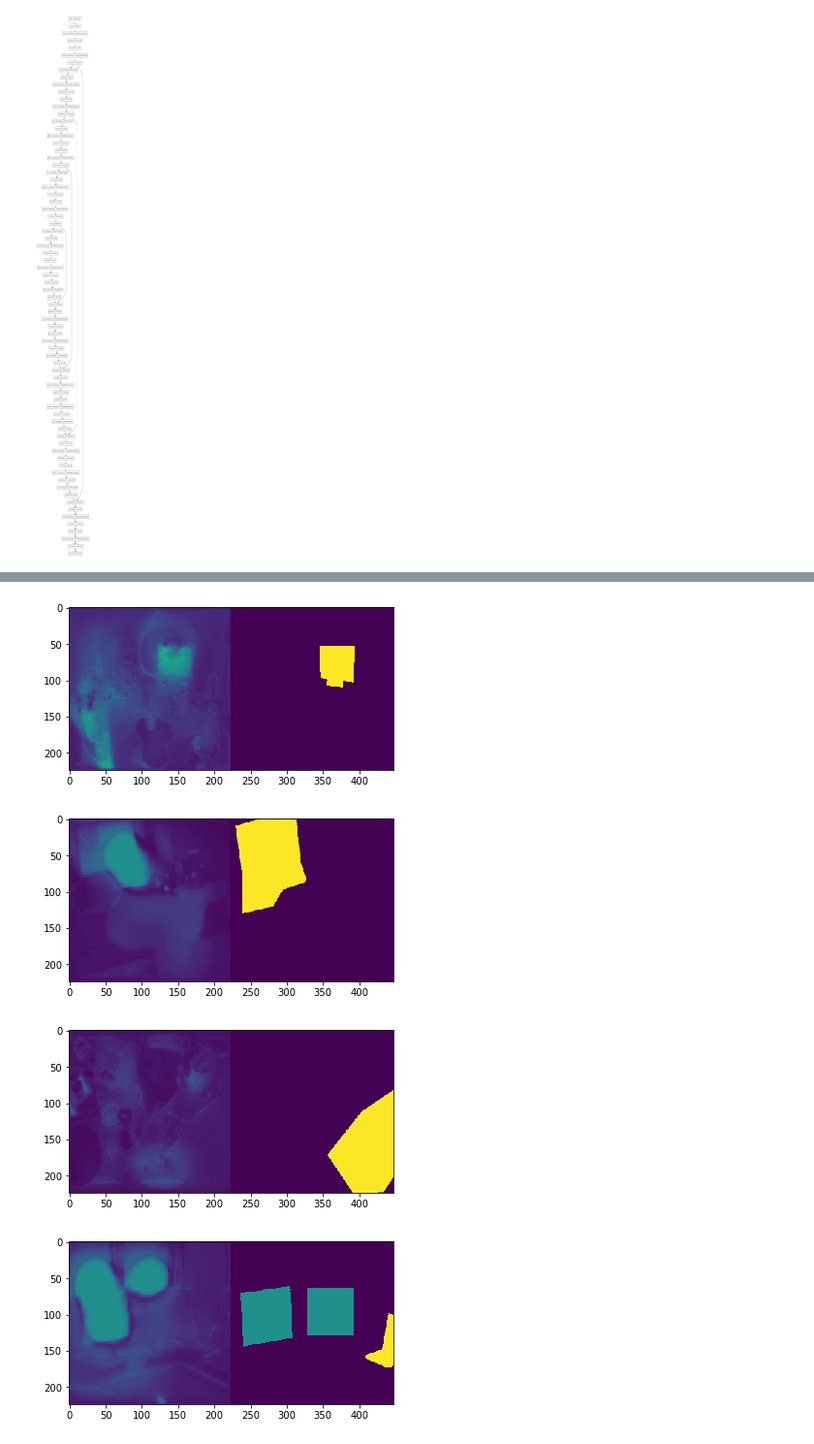
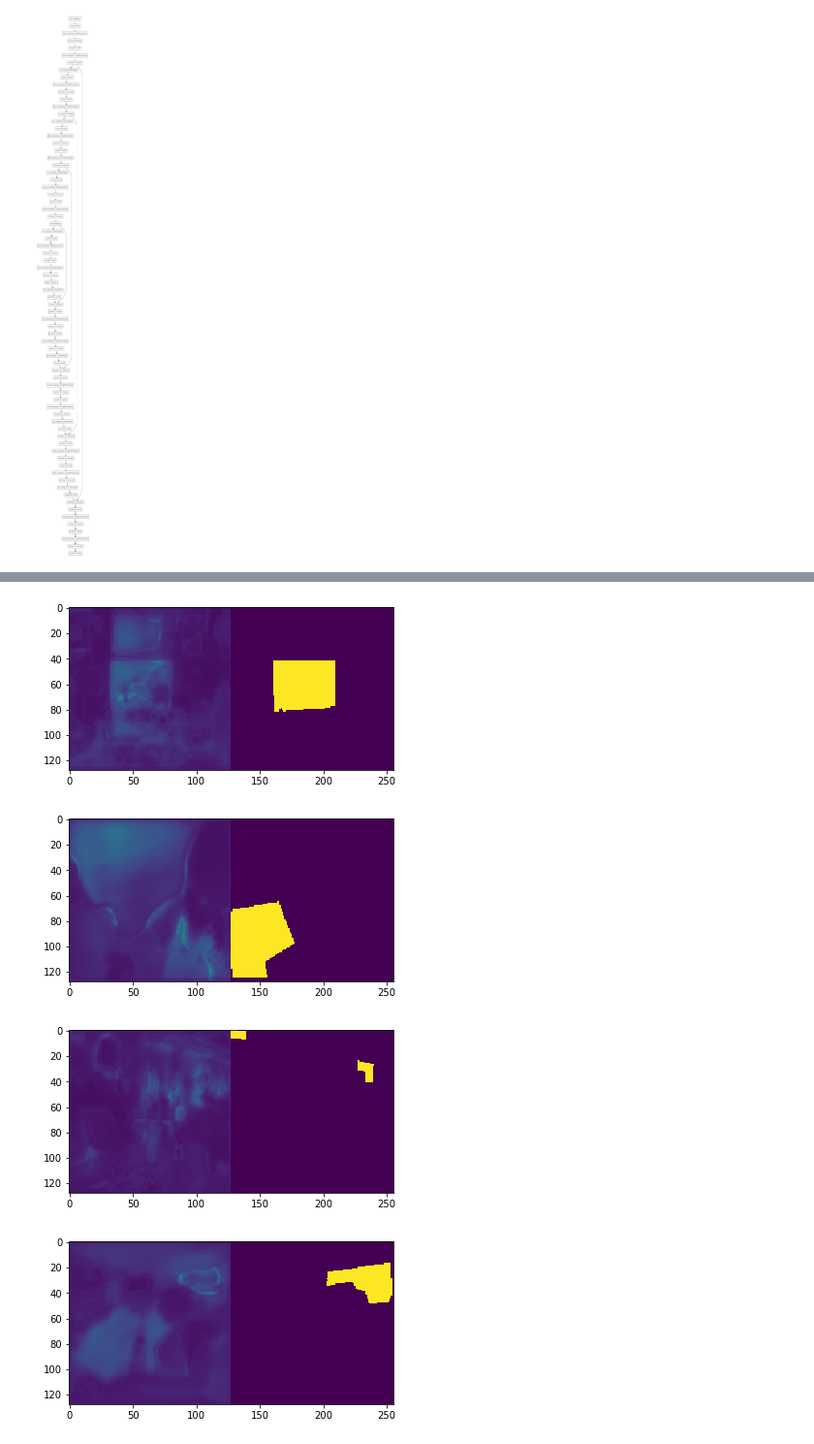
Before and after one commit to c-c-c-c/COCO-Semantic-Segmentation, a Jupyter notebook: COCOdataset_SemanticSegmentation_Demo.ipynb, the cells around one changed output, grey strips where cells are left out. Shown at 97% size. Saved outputs shown, nothing was run; the diff lists cells and outputs as text; code cells hidden in the pictures.

```diff
--- a/COCOdataset_SemanticSegmentation_Demo.ipynb
+++ b/COCOdataset_SemanticSegmentation_Demo.ipynb
@@ -439,8 +446,9 @@ creating index...
 index created!
 # %%
 batch_size = 4
-input_image_size = (224,224)
-mask_type = 'normal'
+input_image_size = (128,128)
+# mask_type = 'normal'
+mask_type = 'binary'
 
 train_gen = dataGeneratorCoco(images_t, classes, coco_t, folder,
                             input_image_size, batch_size, mode, mask_type)
@@ -577,7 +585,7 @@ import numpy as np
 import matplotlib.pyplot as plt
 %matplotlib inline
 # %%
-SIZE = 224
+SIZE = 128
 DEPTH = 4
 # %%
 from tensorflow.keras import layers
@@ -603,7 +611,7 @@ def upconv_block(inputs, n_channels=32):
 
     return x
 # %%
-def build_unet(size=(256,256,1), depth=4, n_classes=1):
+def build_unet(size=(128,128,3), depth=4, n_classes=1):
 
     channels = [64 * 2**i for i in range(depth+1)]
 
@@ -703,7 +711,8 @@ from tensorflow.keras.preprocessing.image import ImageDataGenerator
 # %%
 from tensorflow.keras.optimizers import Adam
 
-model.compile(optimizer = Adam(lr = 1e-5), loss = 'binary_crossentropy')
+model.compile(optimizer = Adam(lr = 1e-4), loss = 'binary_crossentropy')
+# model.compile(optimizer = Adam(lr = 1e-5), loss = 'categorical_crossentropy')
 
 # history = model.fit(dataGeneratorCoco,
 #           steps_per_epoch=50//5,
@@ -714,8 +723,8 @@ model.compile(optimizer = Adam(lr = 1e-5), loss = 'binary_crossentropy')
 history = model.fit_generator(
                 train_gen,
                 validation_data = val_gen,
-                steps_per_epoch = 100,
-                validation_steps = 100,
-                epochs = 14)
+                steps_per_epoch = 10,
+                validation_steps = 10,
+                epochs = 64)
 #                 verbose = True)
 # %% [output]
@@ -791,14 +800,14 @@ IndexError: index 4 is out of bounds for axis 0 with size 4
 # %%
 xs, ys = next(train_gen)
 # %%
-preds = model.predict(xs)
+preds = model.predict(xs)a
 
 for i in range(4):
     img = np.concatenate([preds[i,:,:,0], ys[i,:,:,0]], axis=1)
     plt.imshow(img)
     plt.show()
 # %% [output]
-[figure, old version]
+[figure, new version]
-[figure, old version]
+[figure, new version]
-[figure, old version]
+[figure, new version]
-[figure, old version]
+[figure, new version]
```
Also changed, not shown: parts of 17 cells of this notebook.
